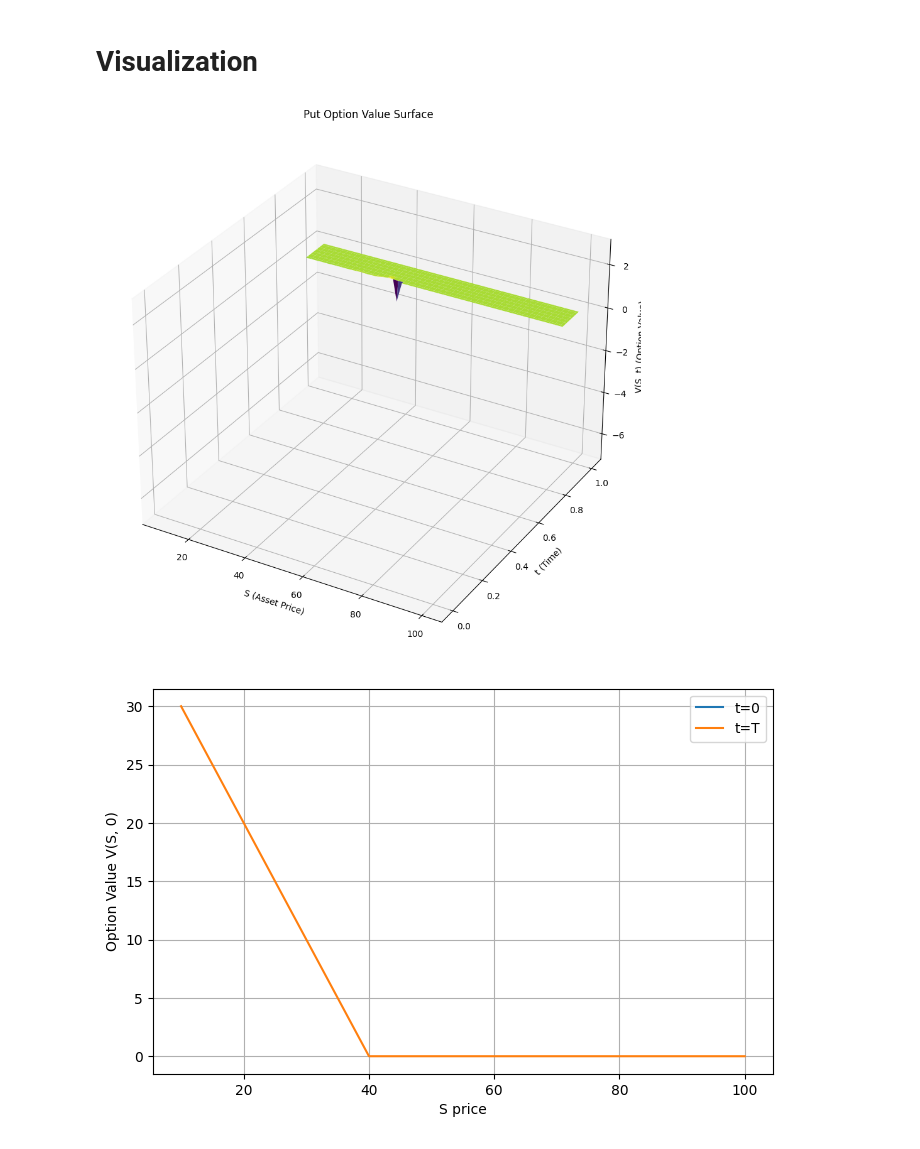
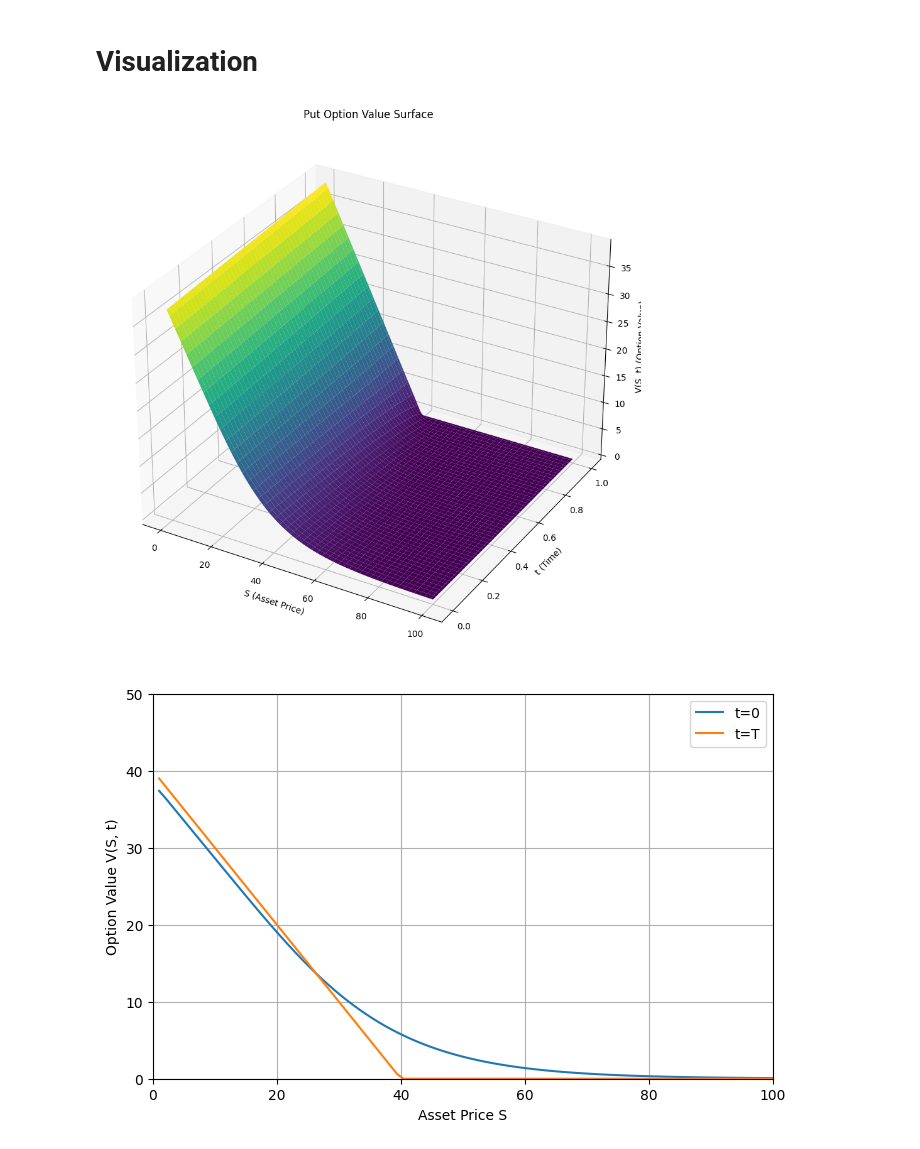
Before and after one commit to ChristophKnochenhauer/neural-optimal-stopping, a Jupyter notebook: crank_nicolson_method.ipynb, the cells around one changed output. Cells and saved outputs as stored; diff of their text form; code cells hidden in the pictures.

```diff
--- a/crank_nicolson_method.ipynb
+++ b/crank_nicolson_method.ipynb
@@ -8,23 +8,27 @@ import numpy as np
 # 4.3 Crank-Nicolson-Method + General Theta Method
 # %%
 # ---- Parameters ----
-v_max = 200
-m = 1000
+#grid var
+v_max = 100
+m = 500
 x_max = 3
-x_min = -3
+x_min = -5
 
+#option, expiration time, strike price
 option_type = "put"  # "put" or "call"
 T = 1
 K = 40
 
+#constant interest rate, dividend rate, volatility
 r = 0.04
 delta = 0.02
 sigma = 0.4
 
+#european boundary condition
 bound_corr = False
 
 # percentage of implicit method
-theta = 0
+theta = 0.5
 # %%
 # ---- Grid setup ----
 delta_x = (x_max - x_min) / m
@@ -65,10 +69,9 @@ def bound(x, t):
     else:
         return jnp.exp(0.5*(q_delta - 1)*x + 0.25*(q_delta - 1)**2 * t)
 
-tau = jnp.linspace(0, tau_max, v_max + 1)
+d = jnp.zeros((m - 1, v_max))
 
 if bound_corr:
-    d = jnp.zeros((m - 1, v_max))
 
     if option_type == "call":
         d = d.at[-1].set(bound(x_max, tau[1:]) + bound(x_max ,tau[:-1]))
@@ -76,8 +79,6 @@ if bound_corr:
         d = d.at[0].set(bound(x_min, tau[1:]) + bound(x_min ,tau[:-1]))
 
     d = lamb/2 * d
-else:
-    d = 0
 # %%
 # ---- Time stepping - Algorithm 4.5 ----
 def step_fn(w_nu):
@@ -119,34 +111,36 @@ def V(S, t):
 # %% [markdown]
 # Visualization
 # %%
-S_vals = np.linspace(10, 100, 100)
+S_vals = np.linspace(0, 100, 100)
 t_vals = np.linspace(0, T, 100)
 S_grid, t_grid = np.meshgrid(S_vals, t_vals)
 V_func = np.vectorize(V)
 V_grid = V_func(S_grid, t_grid)
 
 fig = plt.figure(figsize=(10, 9))
 ax = fig.add_subplot(111, projection='3d')
 ax.plot_surface(S_grid, t_grid, V_grid, cmap='viridis')
 ax.set_xlabel('S (Asset Price)')
 ax.set_ylabel('t (Time)')
 ax.set_zlabel('V(S, t) (Option Value)')
 ax.set_title(f"{option_type.capitalize()} Option Value Surface")
 plt.tight_layout()
 plt.show()
 # %% [output]
-[figure, old version]
+[figure, new version]
 # %%
 plt.figure(figsize=(8, 5))
-plt.plot(S_vals, V_grid[0,:], label="t=0")
-plt.plot(S_vals, V_grid[-1,:], label="t=T")
-plt.xlabel("S price")
-plt.ylabel("Option Value V(S, 0)")
+plt.plot(S_vals, [V(S,0) for S in S_vals], label="t=0")
+plt.plot(S_vals, [V(S,T) for S in S_vals], label="t=T")
+plt.xlabel("Asset Price S")
+plt.ylabel("Option Value V(S, t)")
+plt.xlim(0,100)
+plt.ylim(0,50)
 plt.legend()
 plt.grid(True)
 plt.show()
 # %% [output]
-[figure, old version]
+[figure, new version]
 # %%
 def plot_V_over_time(S_list):
     t_vals = np.linspace(0, T, 200)
```
Also changed, not shown: parts of 4 cells of this notebook.
